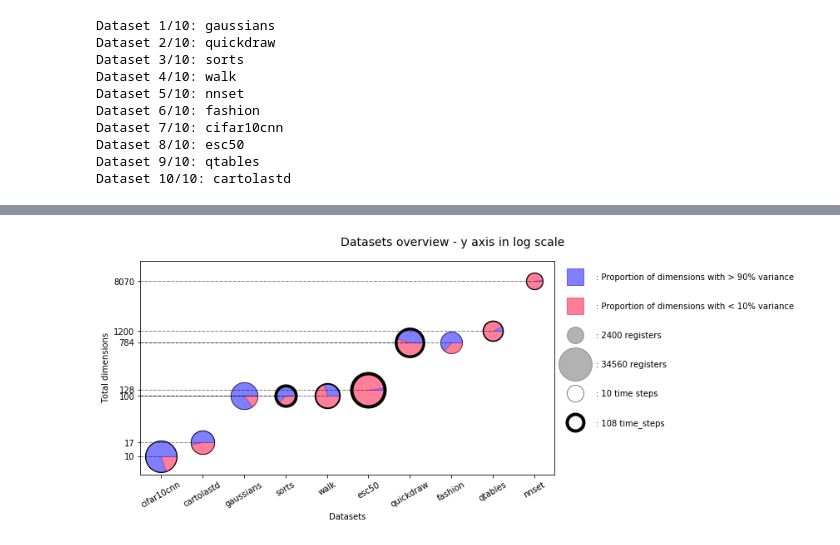
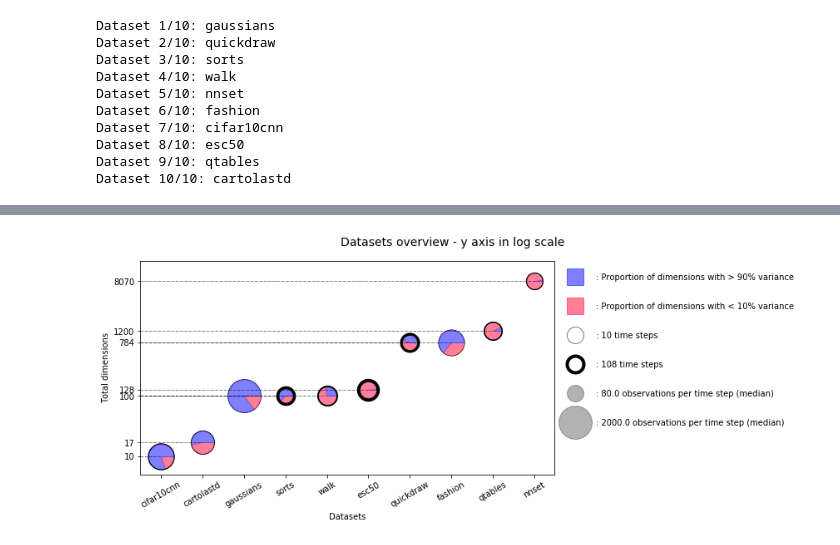
Before and after one commit to EduardoVernier/dynamic-projections, a Jupyter notebook: Stats/datasets_overview.ipynb, the cells around one changed output, grey strips where cells are left out. Saved outputs shown, nothing was run; the diff lists cells and outputs as text; code cells hidden in the pictures.

Commit message:
changed the dataset overview image and code

```diff
--- a/Stats/datasets_overview.ipynb
+++ b/Stats/datasets_overview.ipynb
@@ -213,7 +213,7 @@ min_timesteps, max_timesteps = min(timesteps_list), max(timesteps_list)
 min_size = 20**2
 max_size = 40**2
 
-num_register_list = [info['total_registers'] for info in infos]
+num_register_list = [info['median_obs_per_timestep'] for info in infos]
 min_registers, max_registers = min(num_register_list), max(num_register_list)
 min_border = 0.5
 max_border = 4 #2
@@ -240,7 +240,7 @@ for info in infos:
 
 #     size = (info['total_timesteps']-min_timesteps)*timesteps_to_size_ratio + min_size
 #     border = (info['total_registers']-min_registers)*reg_to_border_ratio + min_border
-    size = (info['total_registers']-min_registers)*reg_to_size_ratio + min_size
+    size = (info['median_obs_per_timestep']-min_registers)*reg_to_size_ratio + min_size
     border = (info['total_timesteps']-min_timesteps)*timesteps_to_border_ratio + min_border
 
     x = [0] + np.cos(np.linspace(0, 2 * np.pi * ratio_intrinsic_dim, 20)).tolist()
@@ -285,35 +285,35 @@ ax.yaxis.set_major_formatter(ScalarFormatter())
 ax.yaxis.set_ticks(list(set(yticks)))
 
 legend_elements = (Line2D([0], [0], marker='s', color=greater_variance_color, lw=0, markersize=20, label=': Proportion of dimensions with > 90% variance'),
                    Line2D([0], [0], marker='s', color=complementary_variance_color, lw=0, markersize=20, label=': Proportion of dimensions with < 10% variance'),
 #                    Line2D([0], [0], marker='o', color=[0,0,0,0.3], lw=0, markersize=math.sqrt(min_size), label=': {0} time steps'.format(min_timesteps)),
 #                    Line2D([0], [0], marker='o', color=[0,0,0,0.3], lw=0, markersize=math.sqrt(max_size), label=': {0} time steps'.format(max_timesteps)),
 #                    Line2D([0], [0], marker='o', color=[1,1,1,0.3], markeredgewidth=min_border, markeredgecolor=[0,0,0,1], lw=0, markersize=math.sqrt(min_size), label=': {0} registers'.format(min_registers)),
 #                    Line2D([0], [0], marker='o', color=[1,1,1,0.3], markeredgewidth=max_border, markeredgecolor=[0,0,0,1], lw=0, markersize=math.sqrt(min_size), label=': {0} registers'.format(max_registers)),
-                   Line2D([0], [0], marker='o', color=[0,0,0,0.3], lw=0, markersize=math.sqrt(min_size), label=': {0} registers'.format(min_registers)),
-                   Line2D([0], [0], marker='o', color=[0,0,0,0.3], lw=0, markersize=math.sqrt(max_size), label=': {0} registers'.format(max_registers)),
                    Line2D([0], [0], marker='o', color=[1,1,1,0.3], markeredgewidth=min_border, markeredgecolor=[0,0,0,1], lw=0, markersize=math.sqrt(min_size), label=': {0} time steps'.format(min_timesteps)),
-                   Line2D([0], [0], marker='o', color=[1,1,1,0.3], markeredgewidth=max_border, markeredgecolor=[0,0,0,1], lw=0, markersize=math.sqrt(min_size), label=': {0} time_steps'.format(max_timesteps))
+                   Line2D([0], [0], marker='o', color=[1,1,1,0.3], markeredgewidth=max_border, markeredgecolor=[0,0,0,1], lw=0, markersize=math.sqrt(min_size), label=': {0} time steps'.format(max_timesteps)),
+                   Line2D([0], [0], marker='o', color=[0,0,0,0.3], lw=0, markersize=math.sqrt(min_size), label=': {0} observations per time step (median)'.format(min_registers)),
+                   Line2D([0], [0], marker='o', color=[0,0,0,0.3], lw=0, markersize=math.sqrt(max_size), label=': {0} observations per time step (median)'.format(max_registers))
                   )
 leg = ax.legend(handles=legend_elements, loc='upper left', bbox_to_anchor=(1, 1), handletextpad=1.5, borderpad=1, labelspacing=2.5)
 leg.get_frame().set_linewidth(0.0)
 
 ax.set_ylabel('Total dimensions')
 ax.set_xlabel('Datasets')
 
 lim_x = ax.set_xlim(infos[0]['filename'], infos[-1]['filename'])
 lim_x = ax.set_xlim(lim_x[0]-0.5, lim_x[1]+0.5)
 lim_y = ax.set_ylim(float(10**0.7), float(10**4.25))
 
 for info in infos:
     ax.hlines([info['total_dims']], lim_x[0], info['filename'], linestyle='-.', lw=.5)
 #     ax.vlines([info['filename']], lim_y[0], info['total_dims'], linestyle='-.', lw=.5)
 
 plt.xticks(rotation=30)
 
 plt.suptitle("Datasets overview - y axis in log scale", fontsize=14, weight='roman')
 plt.tight_layout()
 plt.subplots_adjust(top=0.9)
-plt.savefig(stats_results_folder+"/datasets_overview_2_1")
+plt.savefig(stats_results_folder+"/datasets_overview_3")
 # %% [output]
-[figure, old version]
+[figure, new version]
```
Also changed, not shown: parts of 1 cell of this notebook, 1 other file.
